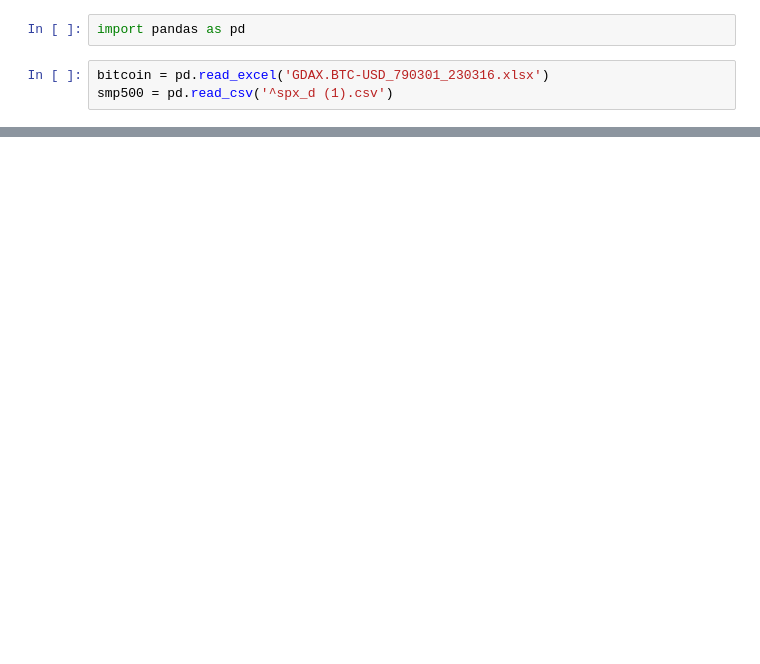
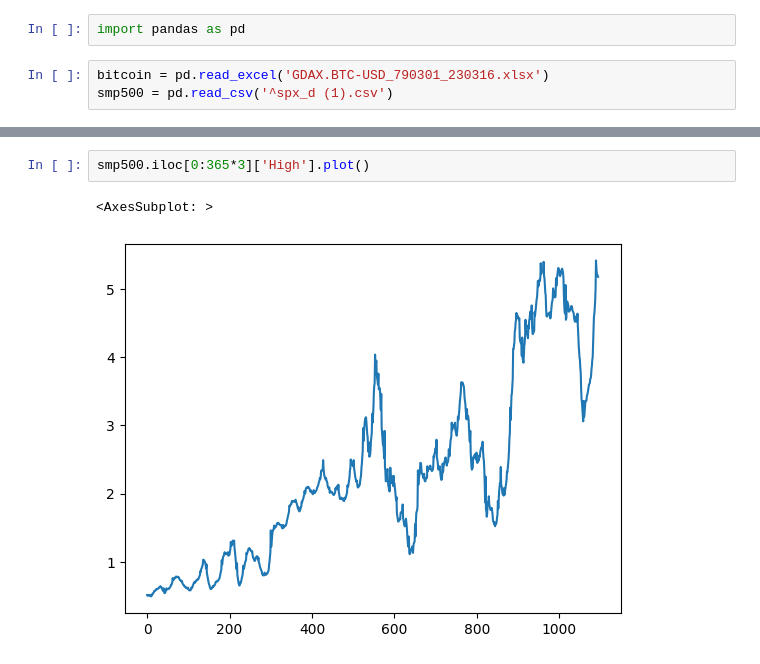
Before and after one commit to aintproud/analitic, a Jupyter notebook: 1.ipynb, the cells around one changed output, grey strips where cells are left out. Saved outputs shown, nothing was run; the diff lists cells and outputs as text; blank space fills up the shorter version.

```diff
--- a/1.ipynb
+++ b/1.ipynb
@@ -40,0 +47,5 @@ smp500
+# %%
+smp500.iloc[0:365*3]['High'].plot()
+# %% [output]
+<AxesSubplot: >
+[figure, added]
```
Also changed, not shown: parts of 6 cells of this notebook.
